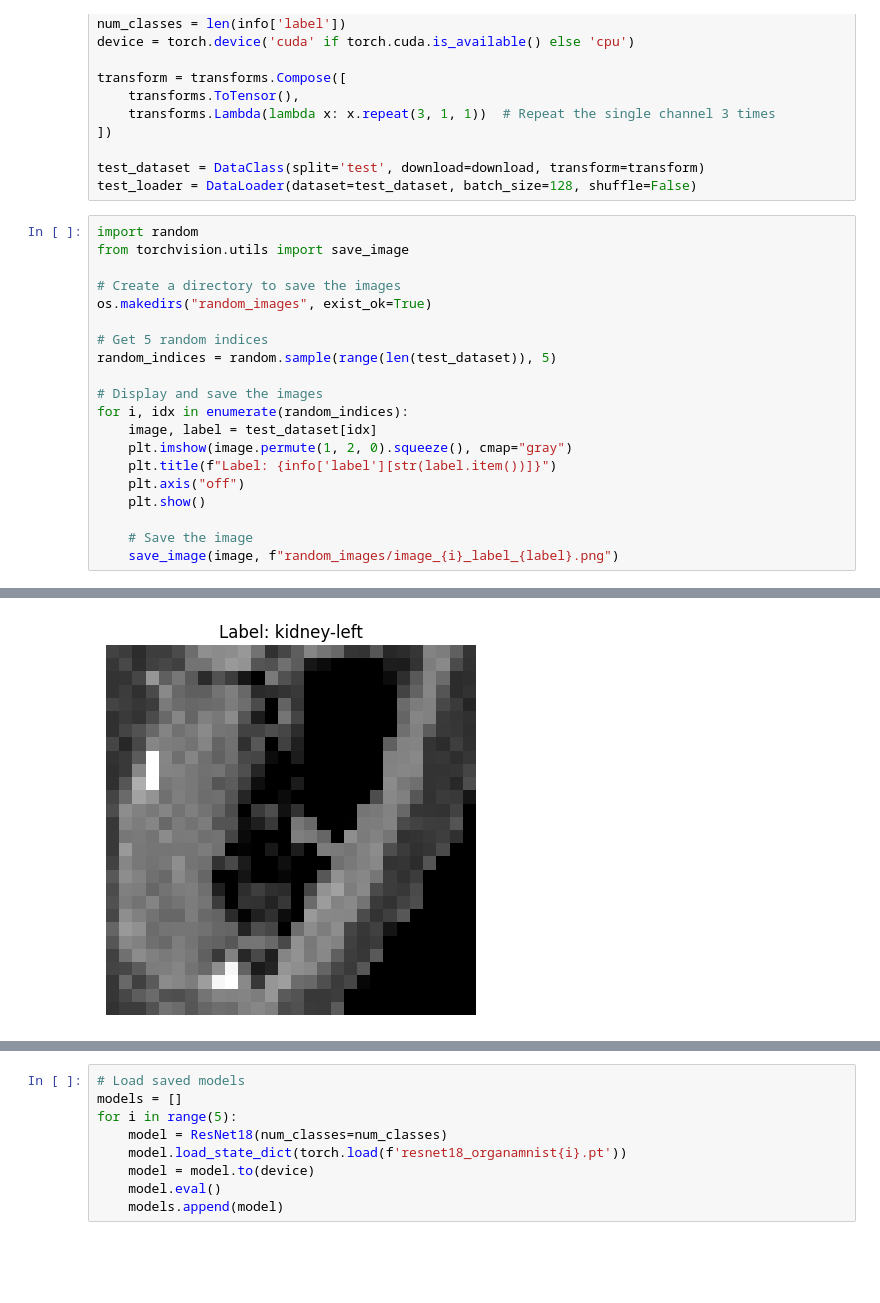
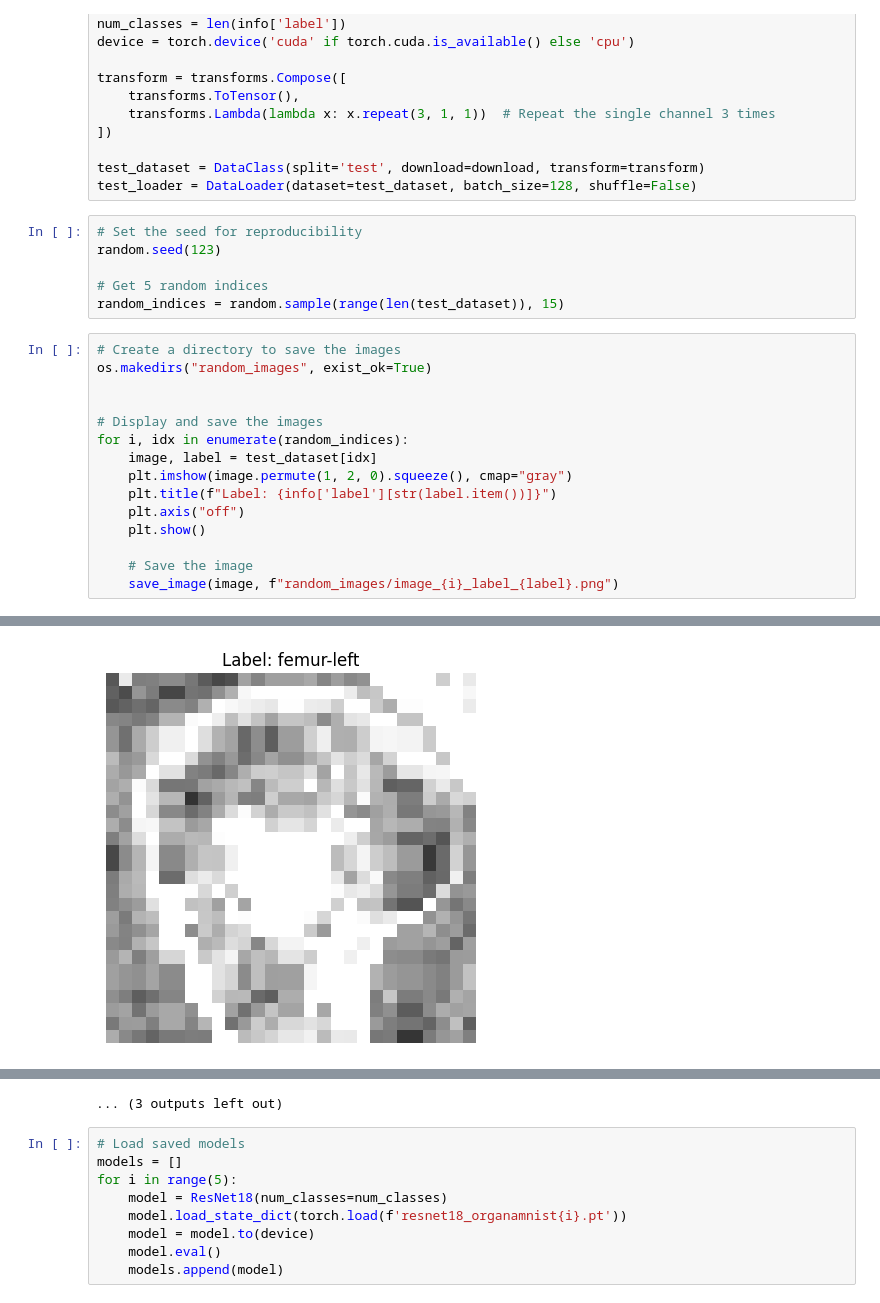
Before and after one commit to pstnmz/UQ_toolbox, a Jupyter notebook: medMNIST/CNN_animations_for_presentation.ipynb, the cells around one changed output, grey strips where cells are left out. Saved outputs shown, nothing was run; the diff lists cells and outputs as text; blank space fills up the shorter version.

```diff
--- a/medMNIST/CNN_animations_for_presentation.ipynb
+++ b/medMNIST/CNN_animations_for_presentation.ipynb
@@ -38,15 +40,16 @@ transform = transforms.Compose([
 
 test_dataset = DataClass(split='test', download=download, transform=transform)
 test_loader = DataLoader(dataset=test_dataset, batch_size=128, shuffle=False)
+# %%
+# Set the seed for reproducibility
+random.seed(123)
+
+# Get 5 random indices
+random_indices = random.sample(range(len(test_dataset)), 15)
 # %%
-import random
-from torchvision.utils import save_image
-
 # Create a directory to save the images
 os.makedirs("random_images", exist_ok=True)
 
-# Get 5 random indices
-random_indices = random.sample(range(len(test_dataset)), 5)
 
 # Display and save the images
 for i, idx in enumerate(random_indices):
@@ -66 +69 @@ for i, idx in enumerate(random_indices):
-[figure, old version]
+[figure, new version]
@@ -67,3 +77,4 @@ for i, idx in enumerate(random_indices):
+... (3 outputs left out)
 # %%
 # Load saved models
 models = []
```
Also changed, not shown: parts of 9 cells of this notebook, 22 other files.
